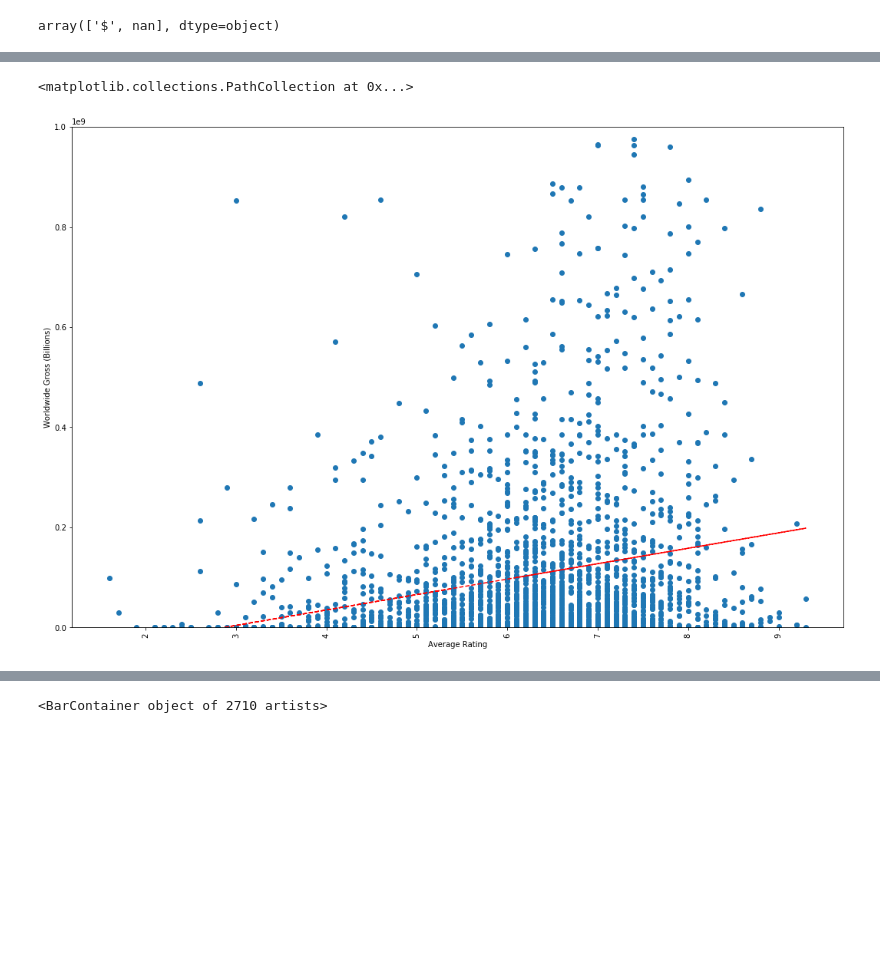
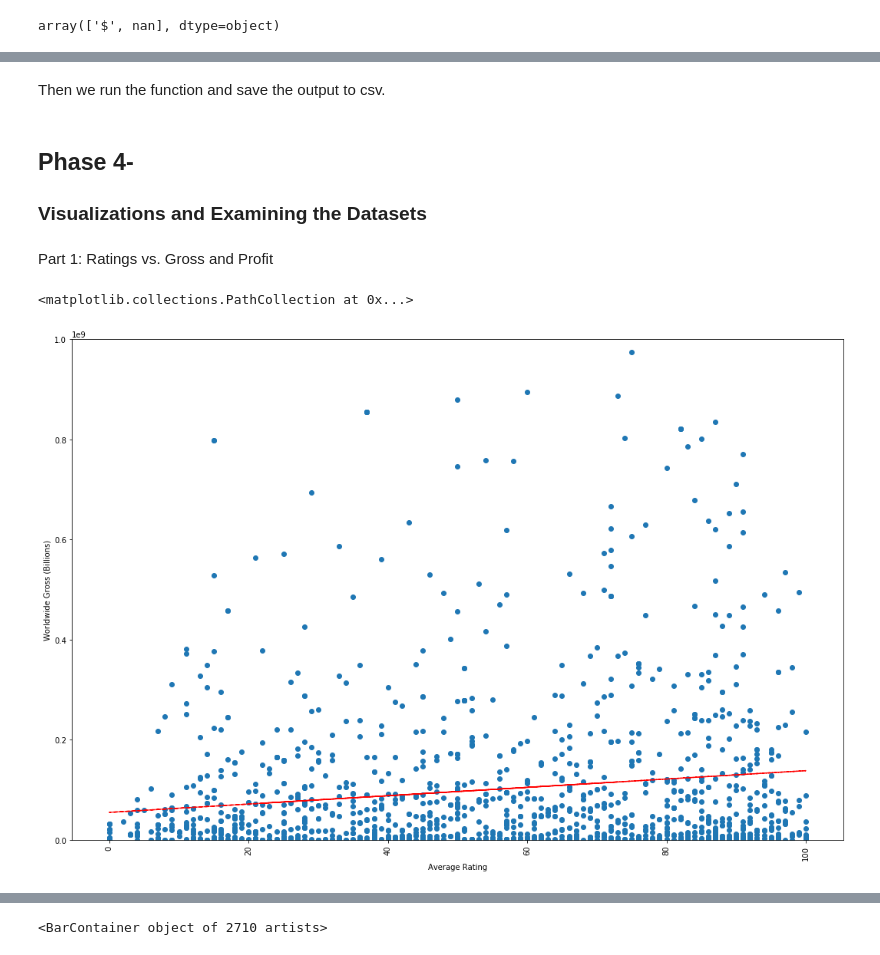
Before and after one commit to bagnine/moviedata, a Jupyter notebook: moviedata.ipynb, the cells around one changed output, grey strips where cells are left out. Cells and saved outputs as stored; diff of their text form; code cells hidden in the pictures; blank space fills up the shorter version.

Commit message:
updated markups, web scraping

```diff
--- a/moviedata.ipynb
+++ b/moviedata.ipynb
@@ -22,4 +31,6 @@ title_ratings = pd.read_csv('./zippedData/imdb.title.ratings.csv.gz')
 movie_info= pd.read_csv('./zippedData/rt.movie_info.tsv.gz', sep='\t')
 rt_reviews= pd.read_csv('./zippedData/rt.reviews.tsv.gz', sep='\t', encoding='windows-1254')
 budgets = pd.read_csv('./zippedData/tn.movie_budgets.csv.gz')
+#this last one was generated through web scraping- see the code in section 3 below
+freshrating = pd.read_csv('./freshrating.csv')
 # %% [markdown]
@@ -43,5 +56,7 @@ budgets['worldwide_gross'] = budgets['worldwide_gross'].str.replace(',', '')
 budgets['worldwide_gross'] = budgets['worldwide_gross'].astype(float)
 #converting release dates to datetime format
 budgets.release_date = pd.to_datetime(budgets['release_date'])
-#adding a column in month format for easier graphing
-budgets['release_month'] = budgets['release_date'].dt.strftime("%m%d")
+#creating new lines showing the difference between gross and cost, aka net, as well as a profit percentage calculation showing net over budget
+budgets['domestic_net']= budgets['domestic_gross']- budgets['production_budget']
+budgets['worldwide_net']= budgets['worldwide_gross']- budgets['production_budget']
+budgets['profit_percentage'] = (budgets['worldwide_net']/budgets['production_budget'])*100
@@ -107,0 +150,2 @@ Graphing and examining the datasets
+# %% [markdown]
+Then we run the function and save the output to csv.
@@ -108,19 +162,29 @@ Graphing and examining the datasets
+# %%
+#now we can merge the datasets into a new df- though smaller, it's now the most comprehensive set
+df = maindf.merge(freshrating, on= 'primary_title', how = 'inner')
+df.rating = df.rating.str.replace('%', '')
+df.rating = df.rating.astype(int)
+# %% [markdown]
+## Phase 4-
+### Visualizations and Examining the Datasets
+# %% [markdown]
+Part 1: Ratings vs. Gross and Profit
 # %%
 #there is a slight positive correlation between rating and gross
 fig, ax = plt.subplots(figsize= (18, 12))
-x= maindf.averagerating
-y= maindf.worldwide_gross
+x= df.rating
+y= df.worldwide_gross
 z = np.polyfit(x, y, 1)
 p = np.poly1d(z)
 plt.plot(x,p(x),"r--")
-ax.set_xlabel('Average Rating')
+ax.set_xlabel('Average Rating %')
 ax.set_ylabel('Worldwide Gross (Billions)')
 ax.set_ylim(0, 1000000000)
 plt.xticks(rotation= 90)
 plt.scatter(x, y)
 # %% [output]
 <matplotlib.collections.PathCollection at 0x...>
-[figure, old version]
+[figure, new version]
 # %%
 #profitability based on rating has a near zero correlation, on the other hand
 fig, ax = plt.subplots(figsize= (18, 12))
```
Also changed, not shown: parts of 40 cells of this notebook.
